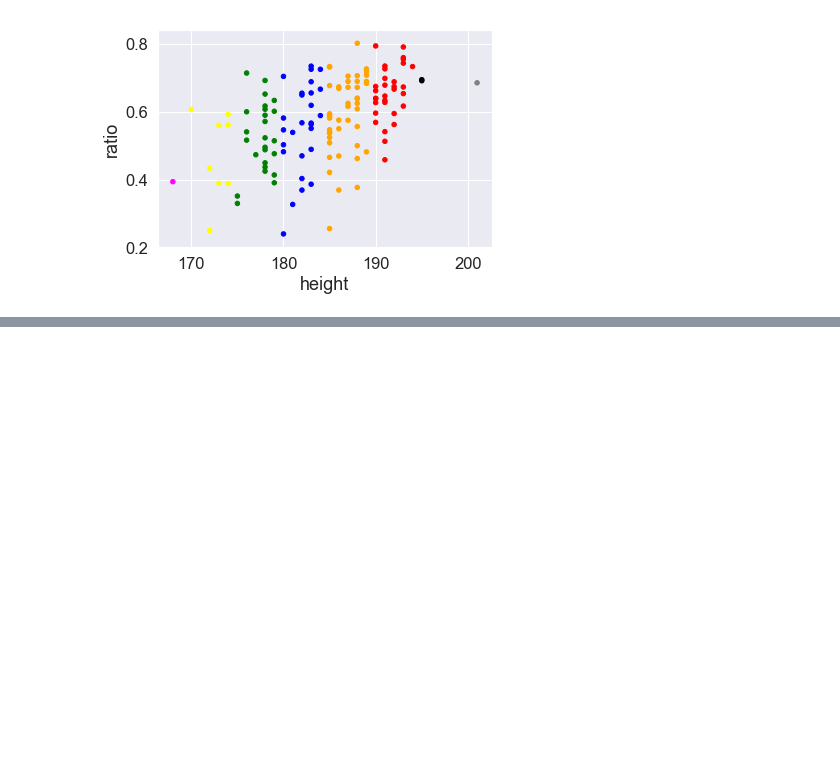
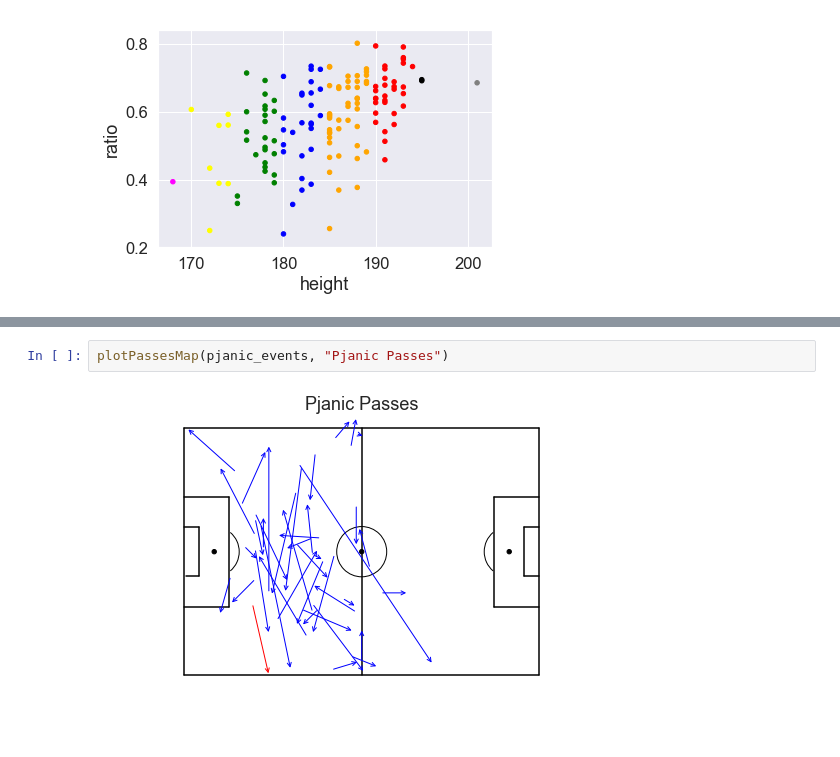
Before and after one commit to silviuspac/Homework_2, a Jupyter notebook: Homework_ac.ipynb, the cells around one changed output, grey strips where cells are left out. Drawn from its saved outputs; the diff is of its cells as text; blank space fills up the shorter version.

```diff
--- a/Homework_ac.ipynb
+++ b/Homework_ac.ipynb
@@ -642,0 +880,4 @@ ax1 = air_duels_by_player_mg_redux.plot.scatter(x='height', y='ratio', c=getColo
+# %%
+plotPassesMap(pjanic_events, "Pjanic Passes")
+# %% [output]
+[figure, added]
```
Also changed, not shown: parts of 34 cells of this notebook.
